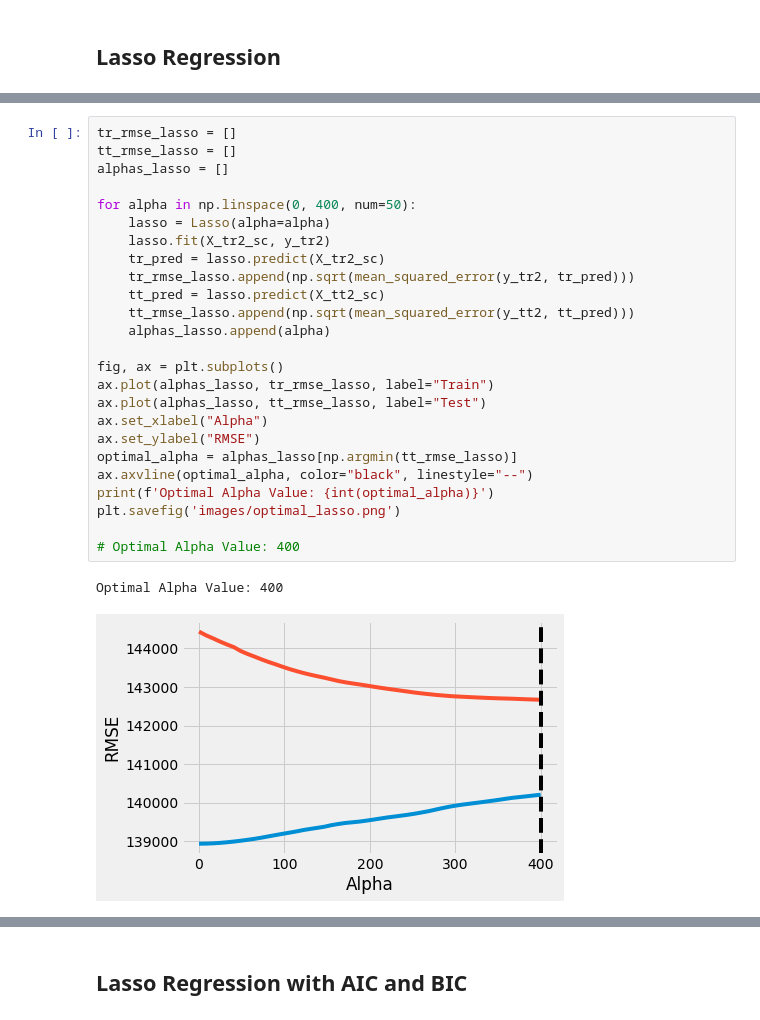
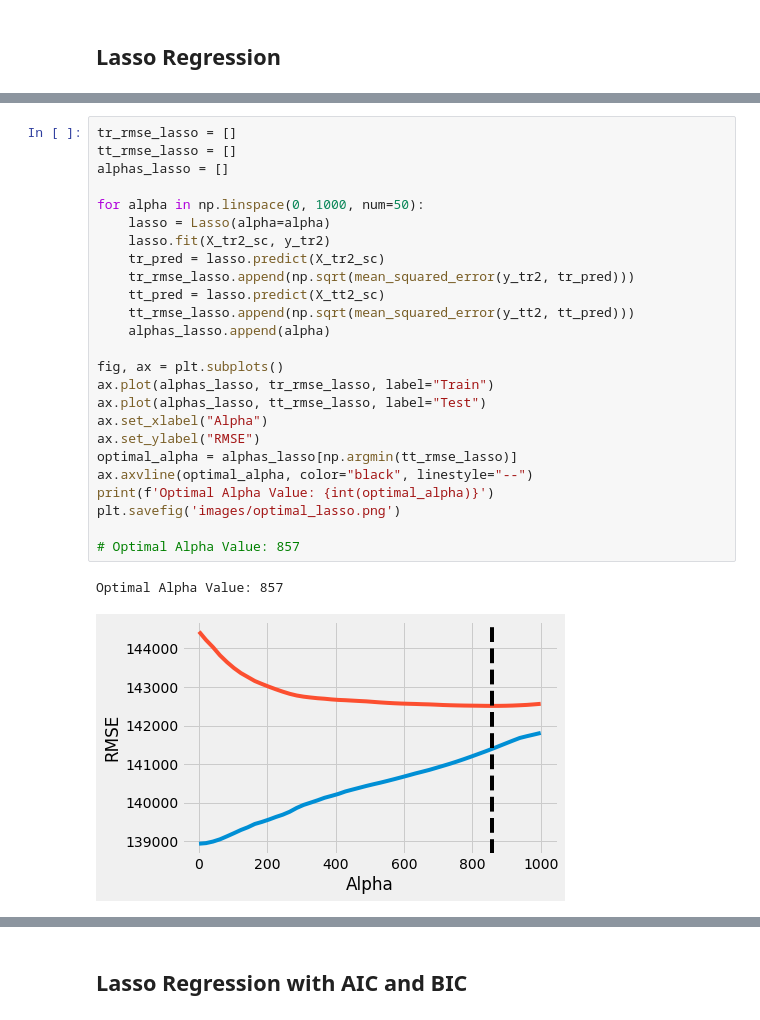
Before and after one commit to datascisteven/King-County-Housing-Price-Prediction, a Jupyter notebook: housing_modeling.ipynb, the cells around one changed output, grey strips where cells are left out. Drawn from its saved outputs; the diff is of its cells as text.

```diff
--- a/housing_modeling.ipynb
+++ b/housing_modeling.ipynb
@@ -523,31 +523,31 @@ Average variance:  1.0401e+35
 # %%
 tr_rmse_lasso = []
 tt_rmse_lasso = []
 alphas_lasso = []
 
-for alpha in np.linspace(0, 400, num=50):
+for alpha in np.linspace(0, 1000, num=50):
     lasso = Lasso(alpha=alpha)
     lasso.fit(X_tr2_sc, y_tr2)
     tr_pred = lasso.predict(X_tr2_sc)
     tr_rmse_lasso.append(np.sqrt(mean_squared_error(y_tr2, tr_pred)))
     tt_pred = lasso.predict(X_tt2_sc)
     tt_rmse_lasso.append(np.sqrt(mean_squared_error(y_tt2, tt_pred)))
     alphas_lasso.append(alpha)
 
 fig, ax = plt.subplots()
 ax.plot(alphas_lasso, tr_rmse_lasso, label="Train")
 ax.plot(alphas_lasso, tt_rmse_lasso, label="Test")
 ax.set_xlabel("Alpha")
 ax.set_ylabel("RMSE")
 optimal_alpha = alphas_lasso[np.argmin(tt_rmse_lasso)]
 ax.axvline(optimal_alpha, color="black", linestyle="--")
 print(f'Optimal Alpha Value: {int(optimal_alpha)}')
 plt.savefig('images/optimal_lasso.png')
 
-# Optimal Alpha Value: 400
+# Optimal Alpha Value: 857
 # %% [output]
-Optimal Alpha Value: 400
+Optimal Alpha Value: 857
-[figure, old version]
+[figure, new version]
 # %% [markdown]
 <img src="images/optimal_lasso.png">
 # %%
```
Also changed, not shown: parts of 20 cells of this notebook, 2 other files.
